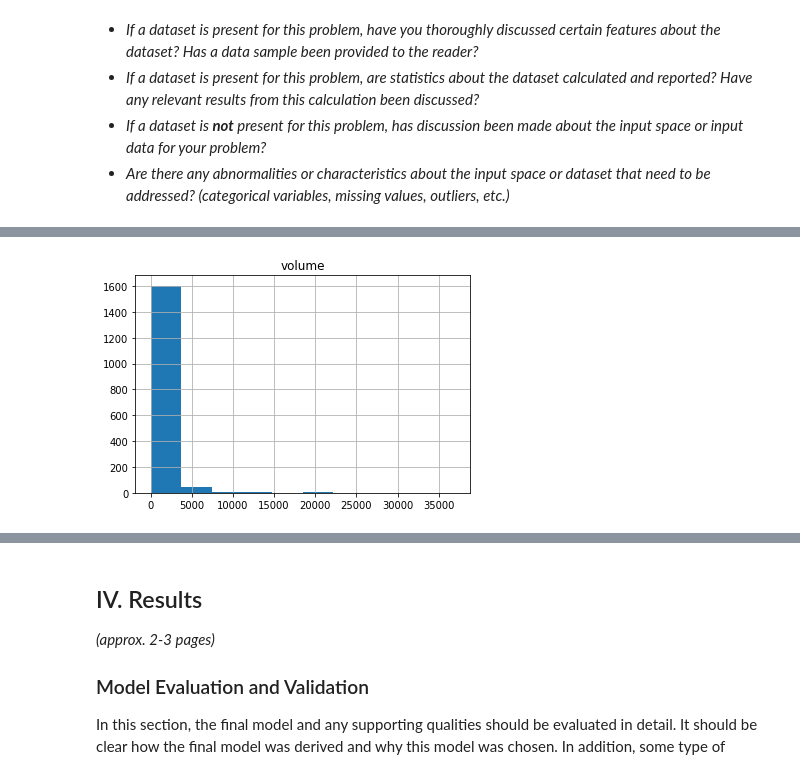
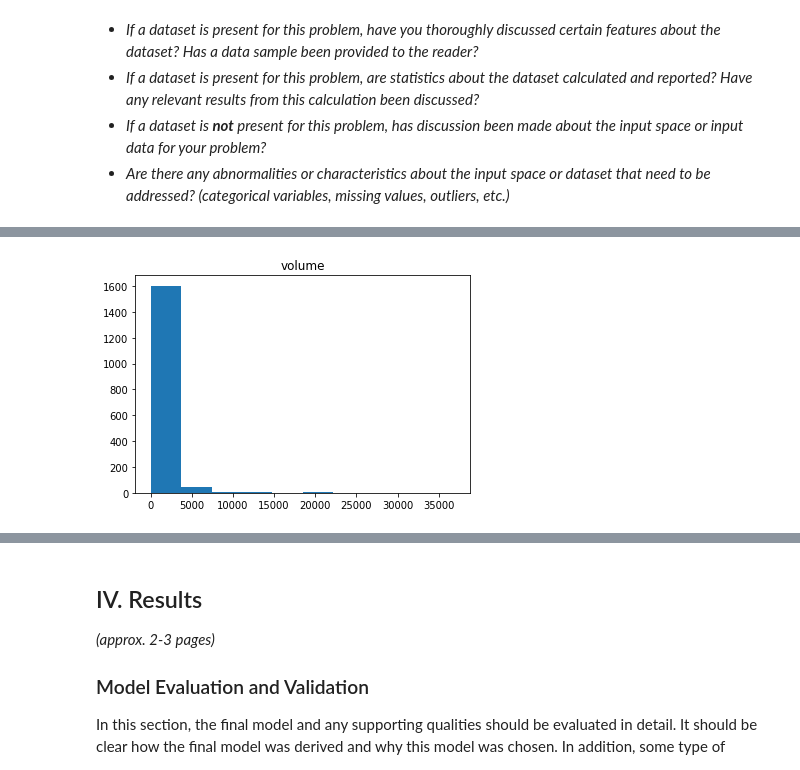
Before and after one commit to black-tea/vehicle-vol-pdf-scrape, a Jupyter notebook: Predicting Pedestrian Volumes.ipynb, the cells around one changed output, grey strips where cells are left out. Cells and saved outputs as stored; diff of their text form; code cells hidden in the pictures.

```diff
--- a/Predicting Pedestrian Volumes.ipynb
+++ b/Predicting Pedestrian Volumes.ipynb
@@ -62,4 +71,4 @@ print(data.head())
 # %%
-vol_hist = data.hist(column='volume')
+vol_hist = data.hist(column='volume', grid=False)
 vol_hist
 # %% [output]
@@ -67 +77 @@ array([[<matplotlib.axes._subplots.AxesSubplot object at 0x...>]], dtype=object)
-[figure, old version]
+[figure, new version]
```
Also changed, not shown: parts of 26 cells of this notebook.
